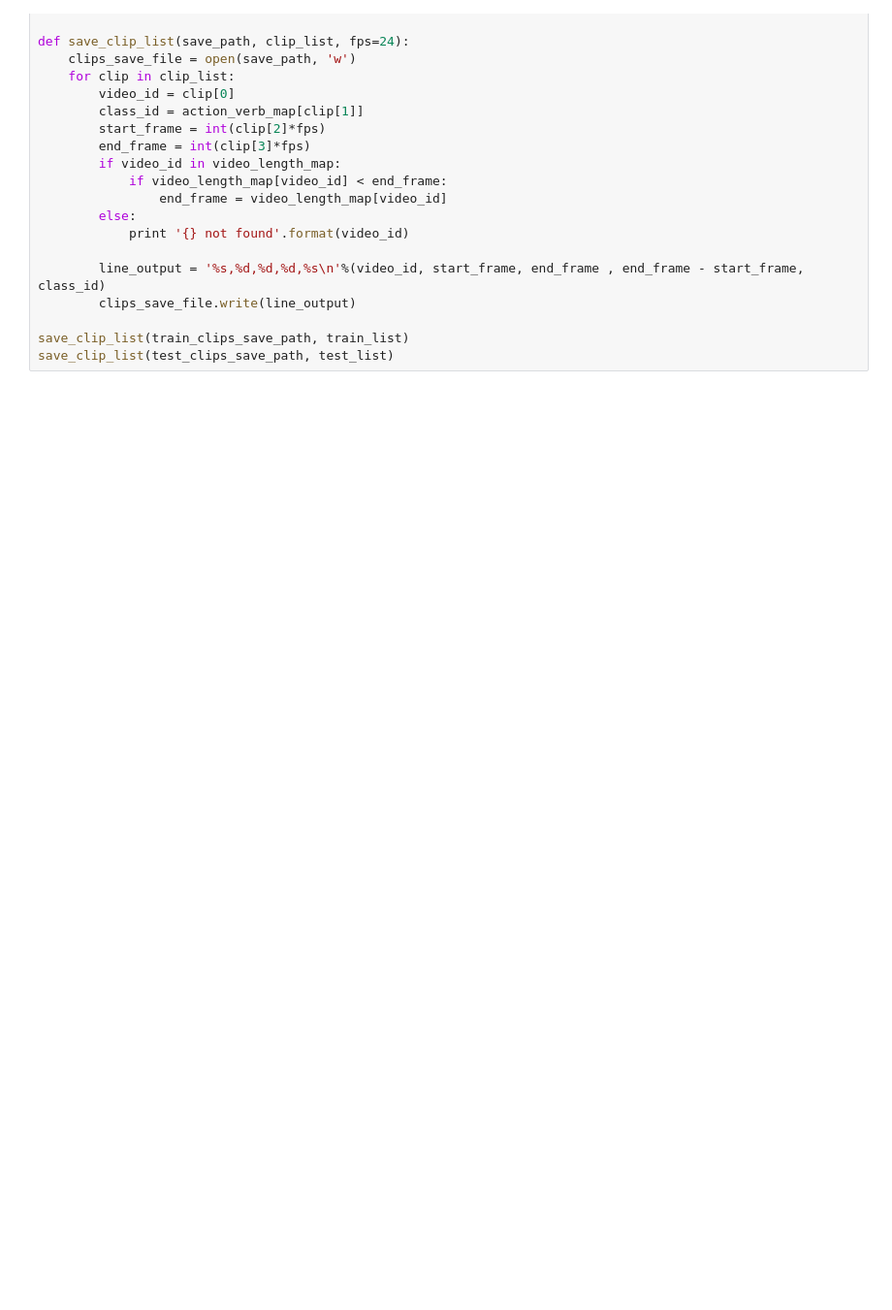
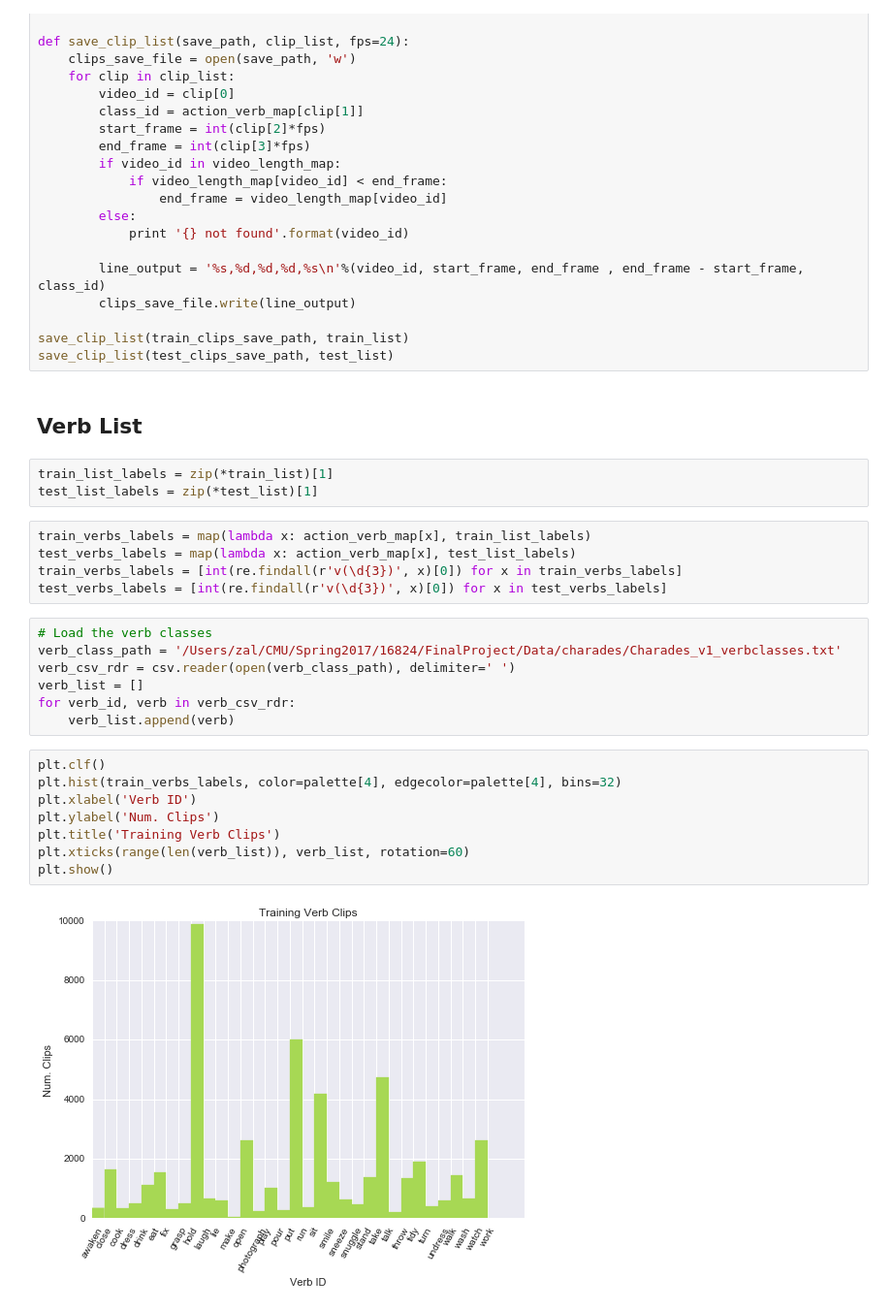
Before and after one commit to salmedina/16824_FinalProject, a Jupyter notebook: notebooks/Charades Analysis.ipynb, the cells around one changed output. Shown: that part at 97% size. Saved outputs shown, nothing was run; the diff lists cells and outputs as text; blank space fills up the shorter version.

```diff
--- a/notebooks/Charades Analysis.ipynb
+++ b/notebooks/Charades Analysis.ipynb
@@ -236,3 +237,30 @@ def save_clip_list(save_path, clip_list, fps=24):
 
 save_clip_list(train_clips_save_path, train_list)
 save_clip_list(test_clips_save_path, test_list)
+# %% [markdown]
+## Verb List
+# %%
+train_list_labels = zip(*train_list)[1]
+test_list_labels = zip(*test_list)[1]
+# %%
+train_verbs_labels = map(lambda x: action_verb_map[x], train_list_labels)
+test_verbs_labels = map(lambda x: action_verb_map[x], test_list_labels)
+train_verbs_labels = [int(re.findall(r'v(\d{3})', x)[0]) for x in train_verbs_labels]
+test_verbs_labels = [int(re.findall(r'v(\d{3})', x)[0]) for x in test_verbs_labels]
+# %%
+# Load the verb classes
+verb_class_path = '/Users/zal/CMU/Spring2017/16824/FinalProject/Data/charades/Charades_v1_verbclasses.txt'
+verb_csv_rdr = csv.reader(open(verb_class_path), delimiter=' ')
+verb_list = []
+for verb_id, verb in verb_csv_rdr:
+    verb_list.append(verb)
+# %%
+plt.clf()
+plt.hist(train_verbs_labels, color=palette[4], edgecolor=palette[4], bins=32)
+plt.xlabel('Verb ID')
+plt.ylabel('Num. Clips')
+plt.title('Training Verb Clips')
+plt.xticks(range(len(verb_list)), verb_list, rotation=60)
+plt.show()
+# %% [output]
+[figure, added]
```
Also changed, not shown: parts of 5 cells of this notebook.
